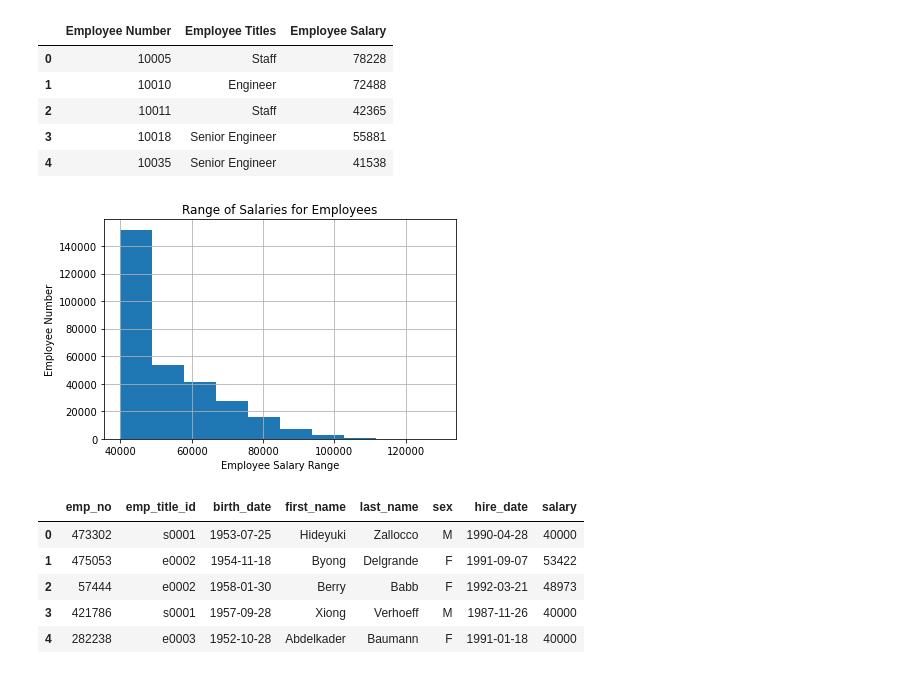
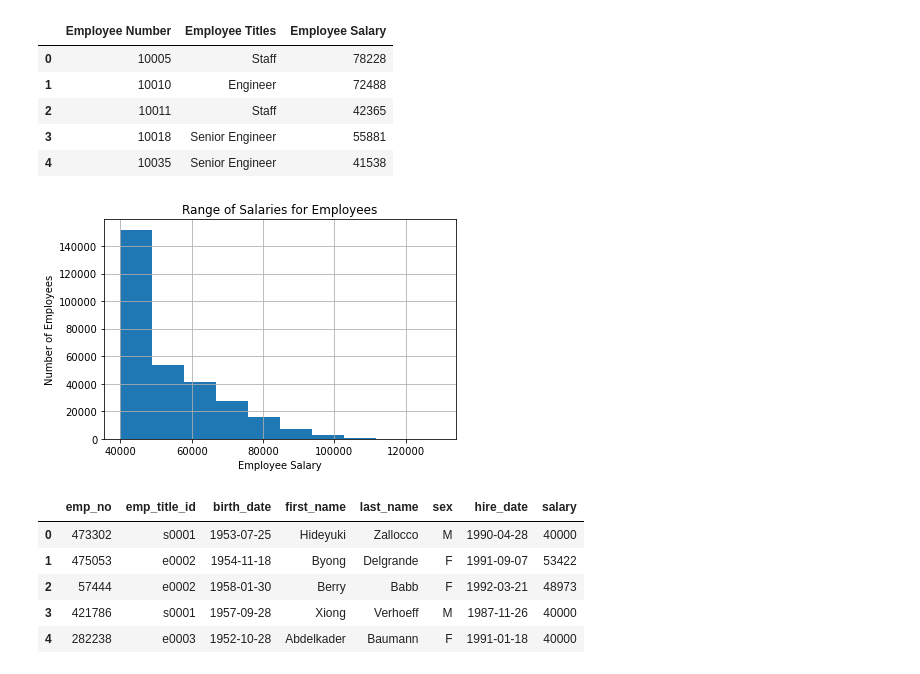
Before and after one commit to Chahnaz-Kbaisi/SQL-Challenge, a Jupyter notebook: Bonus/Bonus_Analysis.ipynb, the cells around one changed output. Cells and saved outputs as stored; diff of their text form; code cells hidden in the pictures.

```diff
--- a/Bonus/Bonus_Analysis.ipynb
+++ b/Bonus/Bonus_Analysis.ipynb
@@ -134,20 +134,20 @@ salary_df.head()
 | 3 | 10018 | Senior Engineer | 55881 |
 | 4 | 10035 | Senior Engineer | 41538 |
 # %%
-# Histogram plot for the most common salary ranges for employees:
+# Histogram plot for the most common salaries for employees:
 salary_df.hist(column='Employee Salary')
 
 # Set x & y axis labels and title
-plt.xlabel("Employee Salary Range")
-plt.ylabel("Employee Number")
+plt.xlabel("Employee Salary")
+plt.ylabel("Number of Employees")
 plt.title("Range of Salaries for Employees")
 
 # Save and display the plot
 plt.tight_layout()
 plt.savefig("Images/Range of Salaries for Employees.png")
 plt.show()
 # %% [output]
-[figure, old version]
+[figure, new version]
 # %%
 # Joining using Pandas
 # Pandas Merge the columns
```
Also changed, not shown: parts of 7 cells of this notebook.
